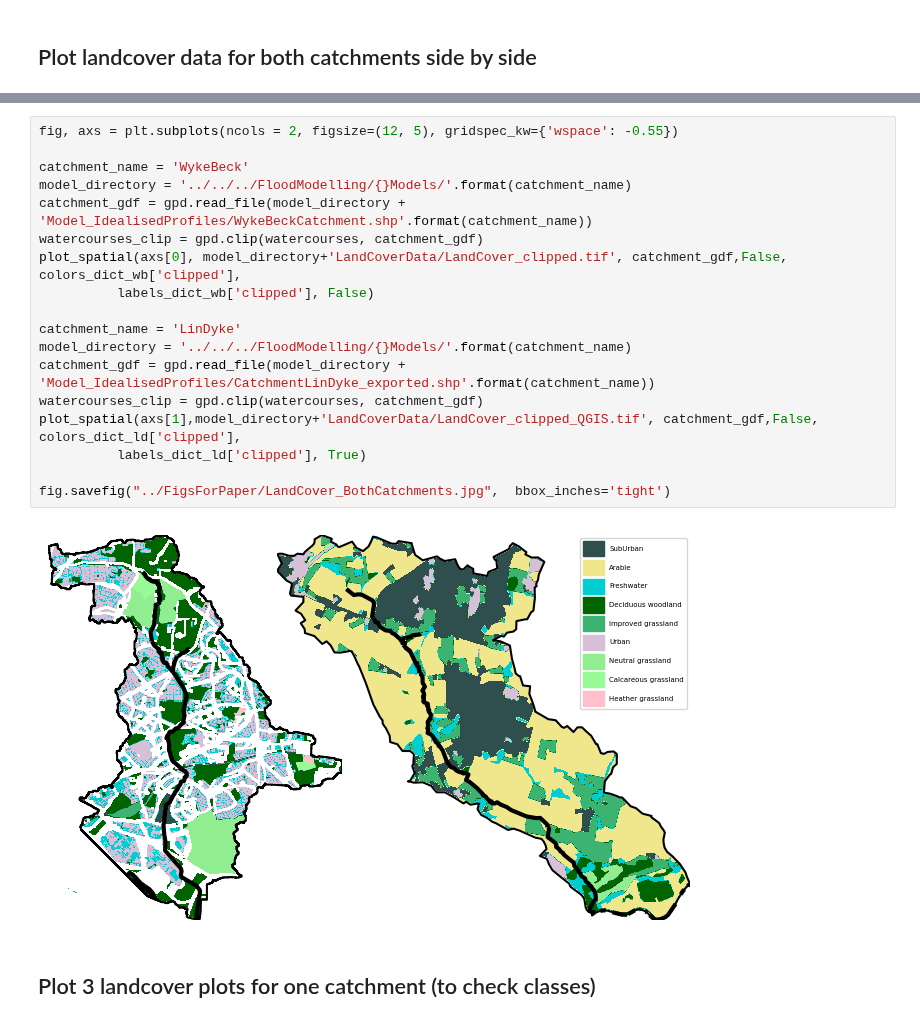
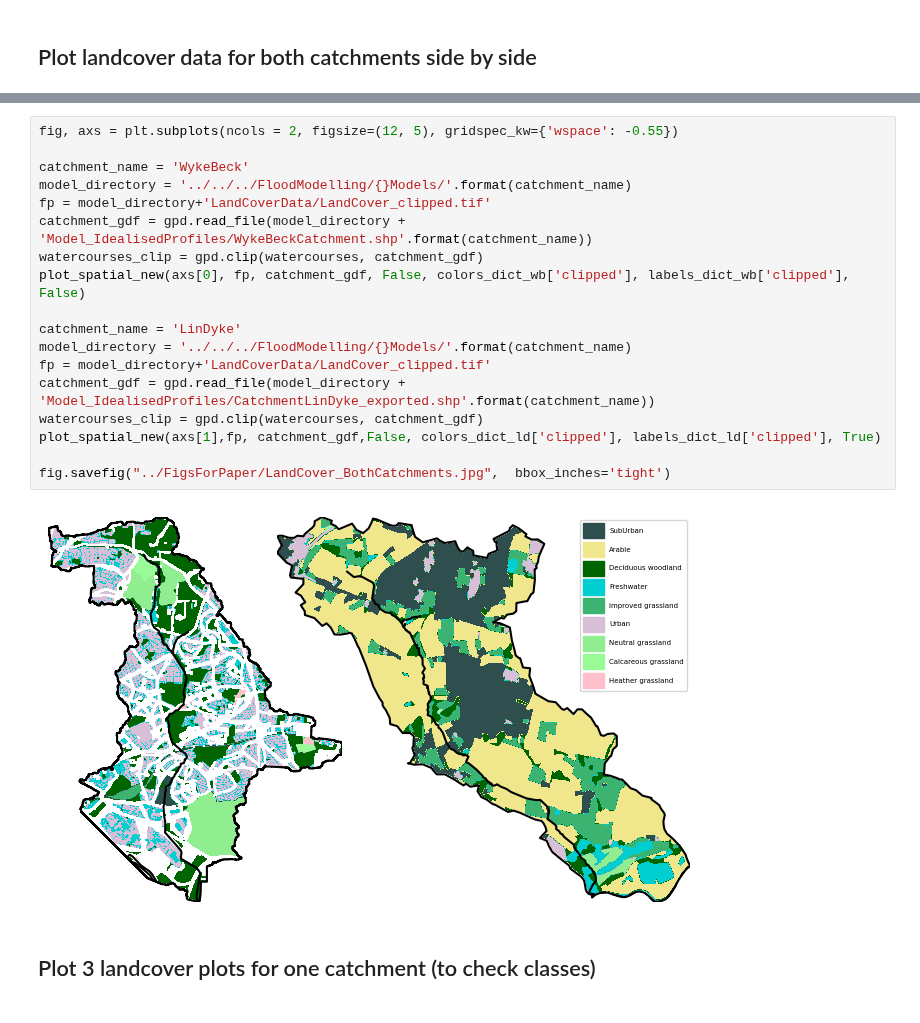
Before and after one commit to masher92/UKCP18, a Jupyter notebook: CatchmentAnalysis/ProcessLandCoverData/Plot_LandCover_and_TerrainData.ipynb, the cells around one changed output, grey strips where cells are left out. Saved outputs shown, nothing was run; the diff lists cells and outputs as text.

```diff
--- a/CatchmentAnalysis/ProcessLandCoverData/Plot_LandCover_and_TerrainData.ipynb
+++ b/CatchmentAnalysis/ProcessLandCoverData/Plot_LandCover_and_TerrainData.ipynb
@@ -105,26 +148,26 @@ colors_dict_wb = {'clipped': ['khaki', 'thistle', 'darkturquoise','darkgreen','d
               'urban':['darkslategrey','lightgreen'], 'water':['blue','darkslategrey']}
 labels_dict_wb = {'clipped': ['Arable', 'Urban', 'Freshwater', 'Deciduous woodland', 'Suburban', 'Improved Grassland', 'Neutral grassland', 'Calcareous grassland', 'Heather grassland'],
               'urban':['Urban','Not urban'], 'water':['Water','Not water']}
-# %%
-fig, axs = plt.subplots(ncols = 2, figsize=(12, 5), gridspec_kw={'wspace': -0.55})
-
-catchment_name = 'WykeBeck'
-model_directory = '../../../FloodModelling/{}Models/'.format(catchment_name)
-catchment_gdf = gpd.read_file(model_directory + 'Model_IdealisedProfiles/WykeBeckCatchment.shp'.format(catchment_name))
-watercourses_clip = gpd.clip(watercourses, catchment_gdf)
-plot_spatial(axs[0], model_directory+'LandCoverData/LandCover_clipped.tif', catchment_gdf,False,  colors_dict_wb['clipped'],
-          labels_dict_wb['clipped'], False)
-
-catchment_name = 'LinDyke'
-model_directory = '../../../FloodModelling/{}Models/'.format(catchment_name)
-catchment_gdf = gpd.read_file(model_directory + 'Model_IdealisedProfiles/CatchmentLinDyke_exported.shp'.format(catchment_name))
-watercourses_clip = gpd.clip(watercourses, catchment_gdf)
-plot_spatial(axs[1],model_directory+'LandCoverData/LandCover_clipped_QGIS.tif', catchment_gdf,False, colors_dict_ld['clipped'],
-          labels_dict_ld['clipped'], True)
-
-fig.savefig("../FigsForPaper/LandCover_BothCatchments.jpg",  bbox_inches='tight')
-# %% [output]
-[figure, removed]
+# %%
+fig, axs = plt.subplots(ncols = 2, figsize=(12, 5), gridspec_kw={'wspace': -0.55})
+
+catchment_name = 'WykeBeck'
+model_directory = '../../../FloodModelling/{}Models/'.format(catchment_name)
+fp = model_directory+'LandCoverData/LandCover_clipped.tif'
+catchment_gdf = gpd.read_file(model_directory + 'Model_IdealisedProfiles/WykeBeckCatchment.shp'.format(catchment_name))
+watercourses_clip = gpd.clip(watercourses, catchment_gdf)
+plot_spatial_new(axs[0], fp, catchment_gdf, False, colors_dict_wb['clipped'], labels_dict_wb['clipped'], False)
+
+catchment_name = 'LinDyke'
+model_directory = '../../../FloodModelling/{}Models/'.format(catchment_name)
+fp = model_directory+'LandCoverData/LandCover_clipped.tif'
+catchment_gdf = gpd.read_file(model_directory + 'Model_IdealisedProfiles/CatchmentLinDyke_exported.shp'.format(catchment_name))
+watercourses_clip = gpd.clip(watercourses, catchment_gdf)
+plot_spatial_new(axs[1],fp, catchment_gdf,False, colors_dict_ld['clipped'], labels_dict_ld['clipped'], True)
+
+fig.savefig("../FigsForPaper/LandCover_BothCatchments.jpg",  bbox_inches='tight')
+# %% [output]
+[figure, added]
 # %% [markdown]
 ## Plot 3 landcover plots for one catchment (to check classes)
 # %%
```
Also changed, not shown: parts of 7 cells of this notebook, 2 other files.
